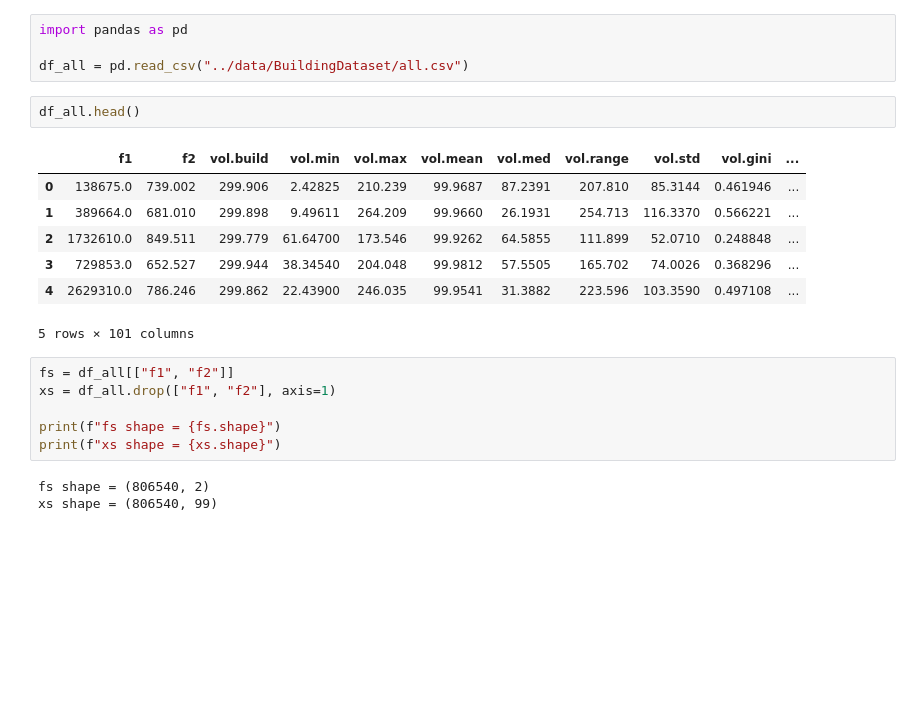
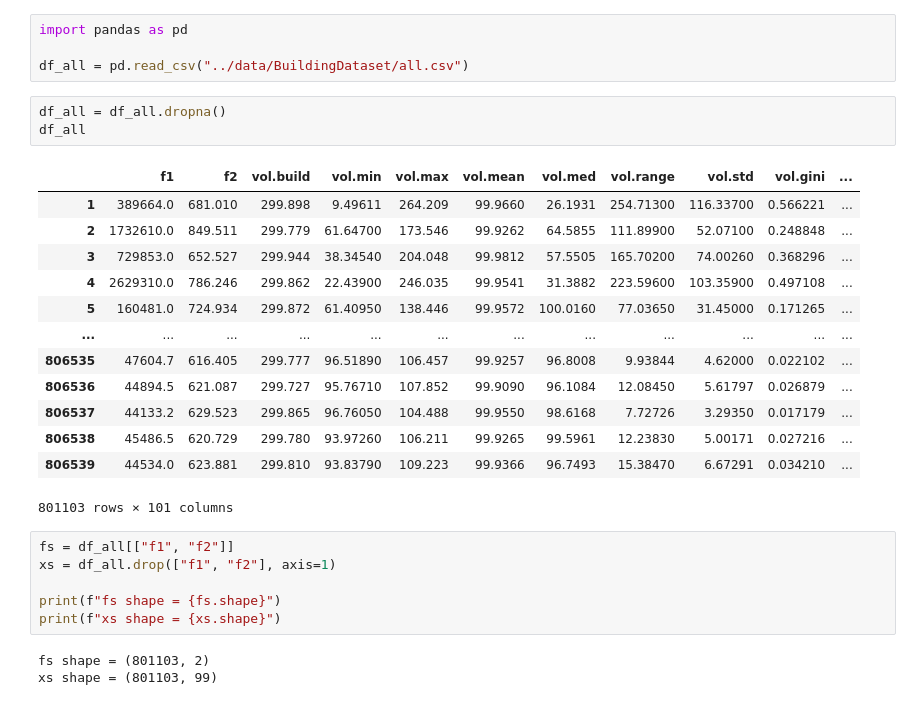
Before and after one commit to gialmisi/xaimoo-experiments, a Jupyter notebook: notebooks/building_data.ipynb, the cells around one changed output. Cells and saved outputs as stored; diff of their text form; blank space fills up the shorter version.

```diff
--- a/notebooks/building_data.ipynb
+++ b/notebooks/building_data.ipynb
@@ -3,15 +3,22 @@ import pandas as pd
 
 df_all = pd.read_csv("../data/BuildingDataset/all.csv")
 # %%
-df_all.head()
+df_all = df_all.dropna()
+df_all
 # %% [output]
 |  | f1 | f2 | vol.build | vol.min | vol.max | vol.mean | vol.med | vol.range | vol.std | vol.gini | ... |
-| 0 | 138675.0 | 739.002 | 299.906 | 2.42825 | 210.239 | 99.9687 | 87.2391 | 207.810 | 85.3144 | 0.461946 | ... |
-| 1 | 389664.0 | 681.010 | 299.898 | 9.49611 | 264.209 | 99.9660 | 26.1931 | 254.713 | 116.3370 | 0.566221 | ... |
-| 2 | 1732610.0 | 849.511 | 299.779 | 61.64700 | 173.546 | 99.9262 | 64.5855 | 111.899 | 52.0710 | 0.248848 | ... |
-| 3 | 729853.0 | 652.527 | 299.944 | 38.34540 | 204.048 | 99.9812 | 57.5505 | 165.702 | 74.0026 | 0.368296 | ... |
-| 4 | 2629310.0 | 786.246 | 299.862 | 22.43900 | 246.035 | 99.9541 | 31.3882 | 223.596 | 103.3590 | 0.497108 | ... |
+| 1 | 389664.0 | 681.010 | 299.898 | 9.49611 | 264.209 | 99.9660 | 26.1931 | 254.71300 | 116.33700 | 0.566221 | ... |
+| 2 | 1732610.0 | 849.511 | 299.779 | 61.64700 | 173.546 | 99.9262 | 64.5855 | 111.89900 | 52.07100 | 0.248848 | ... |
+| 3 | 729853.0 | 652.527 | 299.944 | 38.34540 | 204.048 | 99.9812 | 57.5505 | 165.70200 | 74.00260 | 0.368296 | ... |
+| 4 | 2629310.0 | 786.246 | 299.862 | 22.43900 | 246.035 | 99.9541 | 31.3882 | 223.59600 | 103.35900 | 0.497108 | ... |
+| 5 | 160481.0 | 724.934 | 299.872 | 61.40950 | 138.446 | 99.9572 | 100.0160 | 77.03650 | 31.45000 | 0.171265 | ... |
+| ... | ... | ... | ... | ... | ... | ... | ... | ... | ... | ... | ... |
+| 806535 | 47604.7 | 616.405 | 299.777 | 96.51890 | 106.457 | 99.9257 | 96.8008 | 9.93844 | 4.62000 | 0.022102 | ... |
+| 806536 | 44894.5 | 621.087 | 299.727 | 95.76710 | 107.852 | 99.9090 | 96.1084 | 12.08450 | 5.61797 | 0.026879 | ... |
+| 806537 | 44133.2 | 629.523 | 299.865 | 96.76050 | 104.488 | 99.9550 | 98.6168 | 7.72726 | 3.29350 | 0.017179 | ... |
+| 806538 | 45486.5 | 620.729 | 299.780 | 93.97260 | 106.211 | 99.9265 | 99.5961 | 12.23830 | 5.00171 | 0.027216 | ... |
+| 806539 | 44534.0 | 623.881 | 299.810 | 93.83790 | 109.223 | 99.9366 | 96.7493 | 15.38470 | 6.67291 | 0.034210 | ... |
-5 rows × 101 columns
+801103 rows × 101 columns
 # %%
 fs = df_all[["f1", "f2"]]
 xs = df_all.drop(["f1", "f2"], axis=1)
@@ -19,5 +26,5 @@ xs = df_all.drop(["f1", "f2"], axis=1)
 print(f"fs shape = {fs.shape}")
 print(f"xs shape = {xs.shape}")
 # %% [output]
-fs shape = (806540, 2)
-xs shape = (806540, 99)
+fs shape = (801103, 2)
+xs shape = (801103, 99)
```
Also changed, not shown: parts of 11 cells of this notebook.
